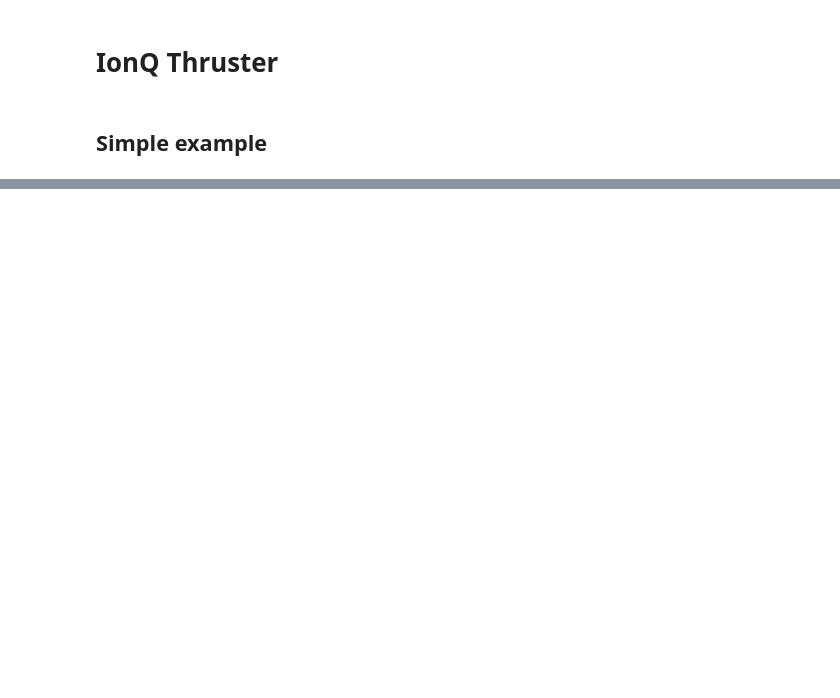
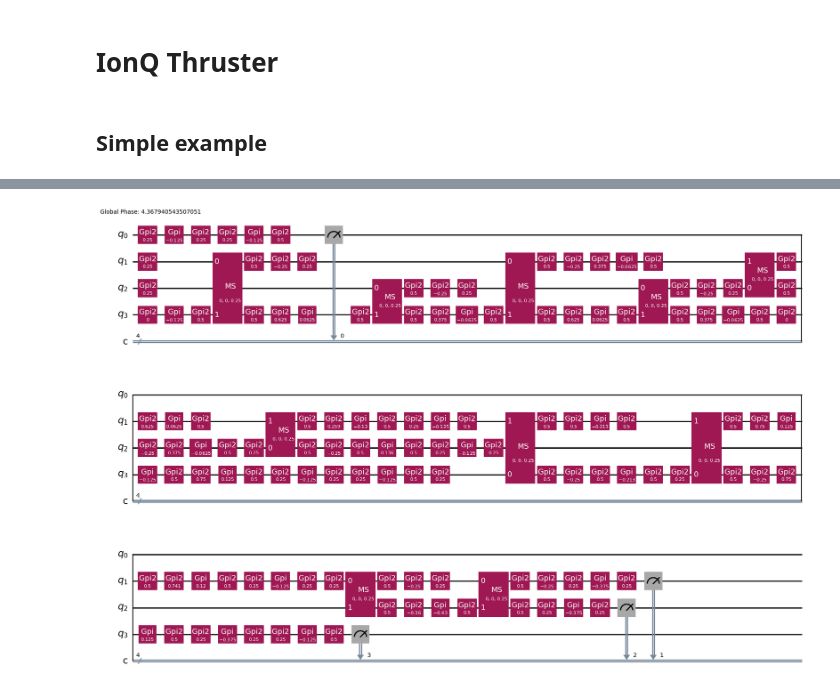
Before and after one commit to ionq-samples/Ion-Q-Thruster, a Jupyter notebook: example.ipynb, the cells around one changed output, grey strips where cells are left out. Saved outputs shown, nothing was run; the diff lists cells and outputs as text; code cells hidden in the pictures; blank space fills up the shorter version.

Commit message:
fix bug and test performance

```diff
--- a/example.ipynb
+++ b/example.ipynb
@@ -81,0 +87,4 @@ Custom transpiler:
+# %%
+r_qc = random_circuit(4, 3, measure=True)
+# %%
+original_circuit, optimize_circuit = run_test_case(r_qc, backend)
@@ -81,0 +112,4 @@ Custom transpiler:
+# %%
+original_circuit.draw("mpl")
+# %% [output]
+[figure, added]
```
Also changed, not shown: parts of 10 cells of this notebook, 6 other files.
